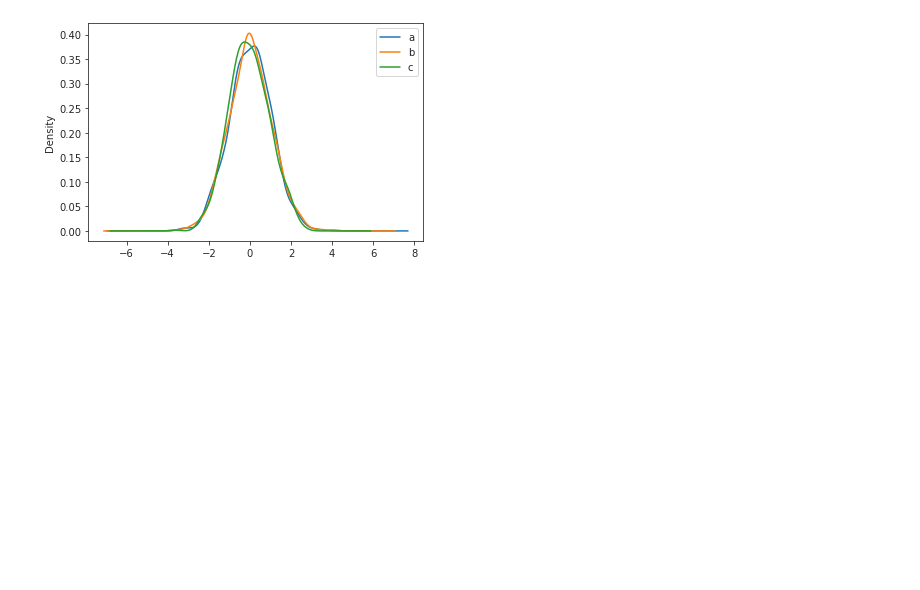
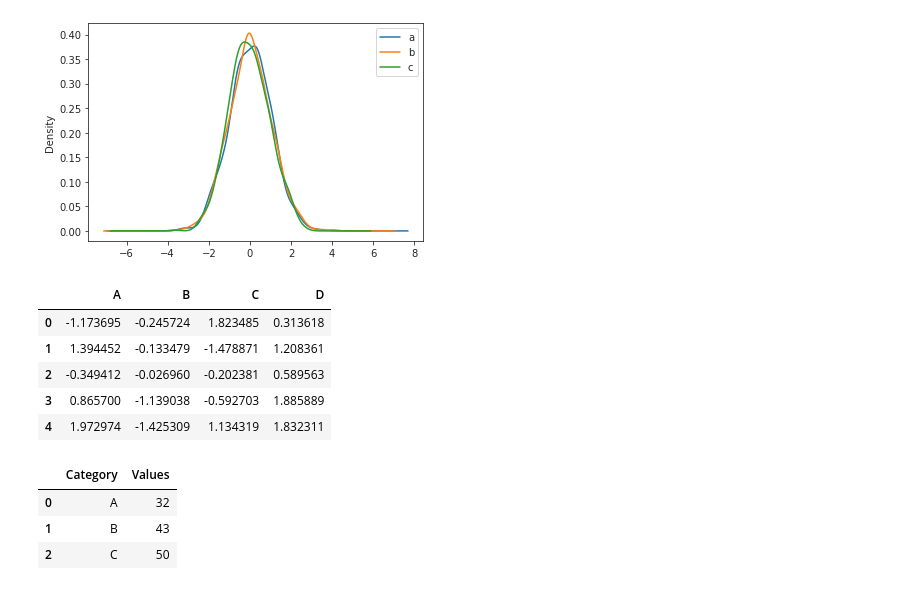
Before and after one commit to Abhishek53/datascience, a Jupyter notebook: visualization_tools/Visualization_tools.ipynb, the cells around one changed output. Cells and saved outputs as stored; diff of their text form; code cells hidden in the pictures; blank space fills up the shorter version.

```diff
--- a/visualization_tools/Visualization_tools.ipynb
+++ b/visualization_tools/Visualization_tools.ipynb
@@ -463,0 +475,19 @@ df.plot.density()
+# %%
+df = pd.DataFrame(np.random.randn(100,4), columns='A B C D'.split())
+# %%
+df.head()
+# %% [output]
+|  | A | B | C | D |
+| 0 | -1.173695 | -0.245724 | 1.823485 | 0.313618 |
+| 1 | 1.394452 | -0.133479 | -1.478871 | 1.208361 |
+| 2 | -0.349412 | -0.026960 | -0.202381 | 0.589563 |
+| 3 | 0.865700 | -1.139038 | -0.592703 | 1.885889 |
+| 4 | 1.972974 | -1.425309 | 1.134319 | 1.832311 |
+# %%
+df2 = pd.DataFrame({'Category':['A','B','C'], 'Values':[32,43,50]})
+df2.head()
+# %% [output]
+|  | Category | Values |
+| 0 | A | 32 |
+| 1 | B | 43 |
+| 2 | C | 50 |
```
Also changed, not shown: parts of 14 cells of this notebook.
